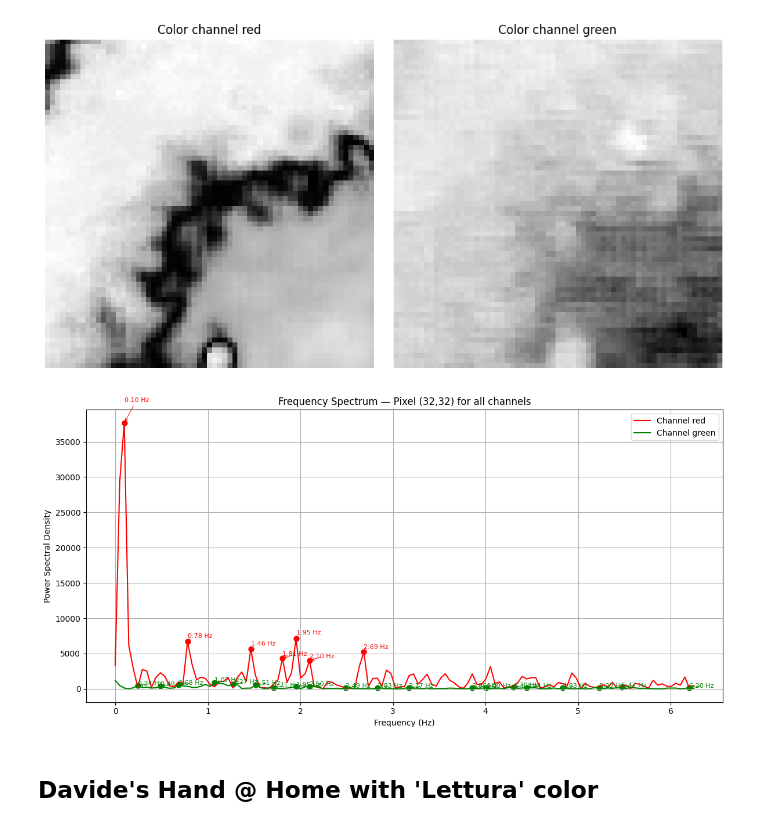
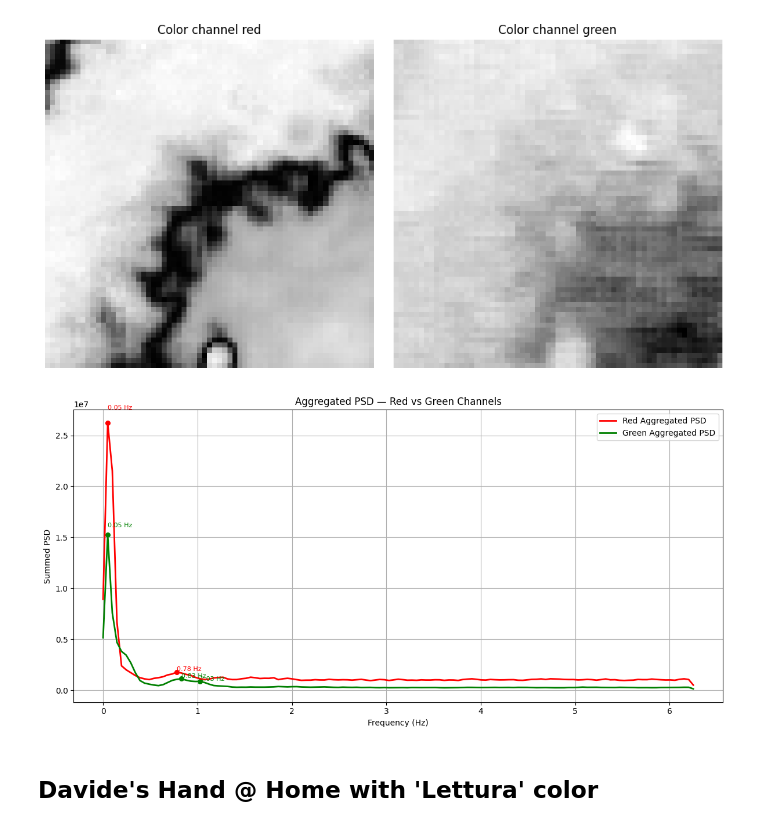
Before and after one commit to Dav-11/spo2_touchless, a Jupyter notebook: img_px2px_diff/px2px_diff_pc/data_analysis.ipynb, the cells around one changed output. Cells and saved outputs as stored; diff of their text form; code cells hidden in the pictures.

```diff
--- a/img_px2px_diff/px2px_diff_pc/data_analysis.ipynb
+++ b/img_px2px_diff/px2px_diff_pc/data_analysis.ipynb
@@ -187,10 +262,10 @@ plot_frequency_spectrum_multichannel(arr=data_desk_davide_lettura, fs=12.5)
 plot_pixel_change_matrix(data=data_hand_arr)
 # %% [output]
 [figure]
-# %%
-plot_frequency_spectrum_multichannel(arr=data_hand_arr, fs=12.5)
-# %% [output]
-[figure, removed]
+# %%
+plot_aggregated_psd_by_channel(arr=data_hand_arr, fs=12.5)
+# %% [output]
+[figure, added]
 # %% [markdown]
 ## Davide's Hand @ Home with 'Lettura' color
 # %%
```
Also changed, not shown: parts of 23 cells of this notebook, 5 other files.
